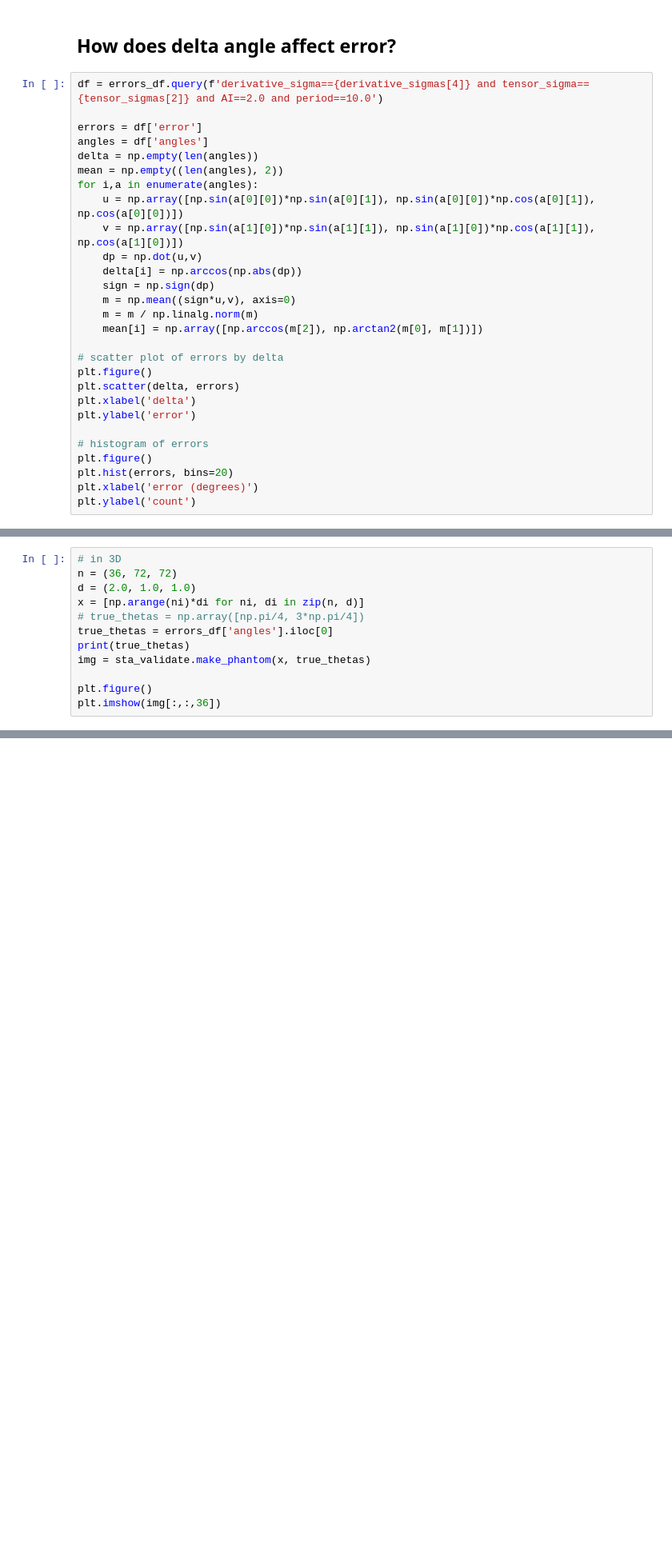
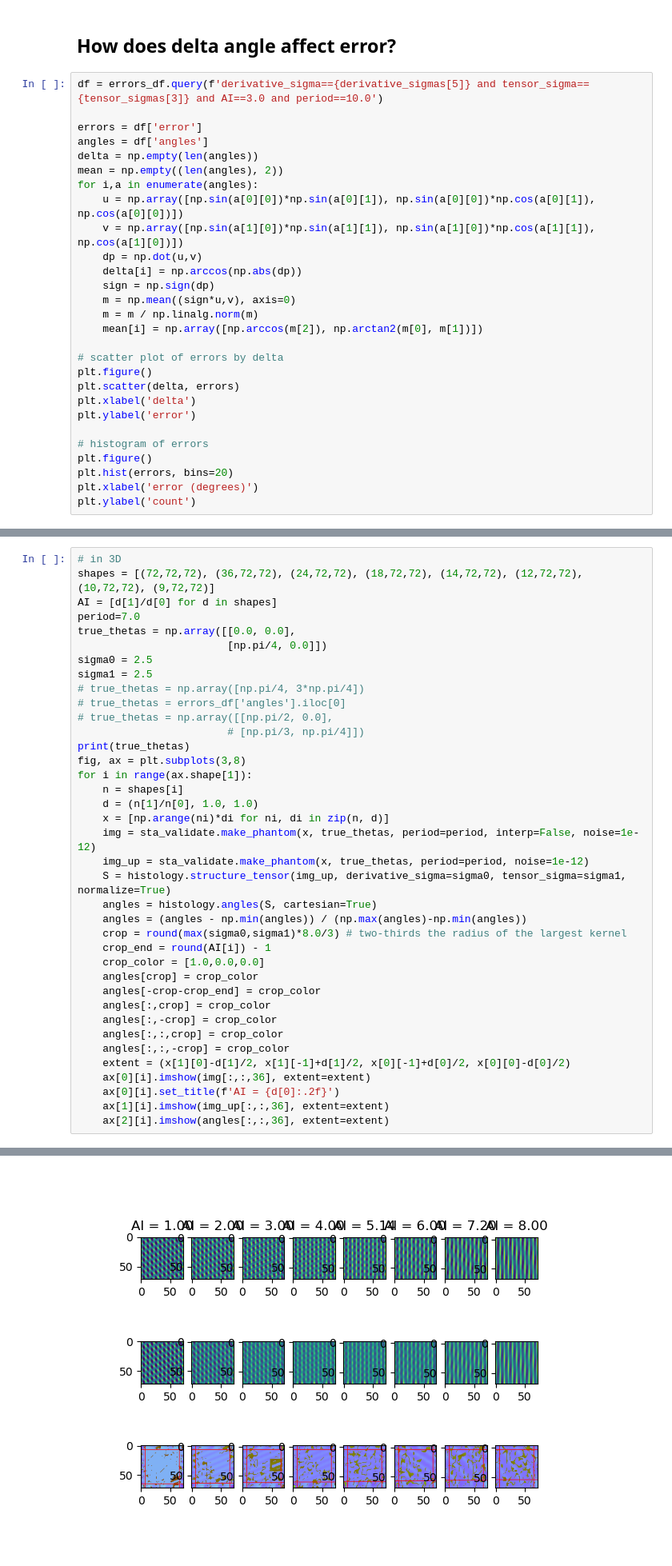
Before and after one commit to BrysonGray/fibermetric, a Jupyter notebook: notebooks/make_sta_figures.ipynb, the cells around one changed output, grey strips where cells are left out. Shown: that part at 80% size. Cells and saved outputs as stored; diff of their text form; blank space fills up the shorter version.

```diff
--- a/notebooks/make_sta_figures.ipynb
+++ b/notebooks/make_sta_figures.ipynb
@@ -465,7 +389,7 @@ Text(0.5, 0, 'anisotropy ratio')
 # %% [markdown]
 ## How does delta angle affect error?
 # %%
-df = errors_df.query(f'derivative_sigma=={derivative_sigmas[4]} and tensor_sigma=={tensor_sigmas[2]} and AI==2.0 and period==10.0')
+df = errors_df.query(f'derivative_sigma=={derivative_sigmas[5]} and tensor_sigma=={tensor_sigmas[3]} and AI==3.0 and period==10.0')
 
 errors = df['error']
 angles = df['angles']
@@ -525,12 +472,0 @@ errors_df['angles'].iloc[0].shape
-# %%
-# in 3D
-n = (36, 72, 72)
-d = (2.0, 1.0, 1.0)
-x = [np.arange(ni)*di for ni, di in zip(n, d)]
-# true_thetas = np.array([np.pi/4, 3*np.pi/4])
-true_thetas = errors_df['angles'].iloc[0]
-print(true_thetas)
-img = sta_validate.make_phantom(x, true_thetas)
-
-plt.figure()
-plt.imshow(img[:,:,36])
@@ -541,0 +475,39 @@ plt.imshow(img[:,:,36])
+# %%
+# in 3D
+shapes = [(72,72,72), (36,72,72), (24,72,72), (18,72,72), (14,72,72), (12,72,72), (10,72,72), (9,72,72)]
+AI = [d[1]/d[0] for d in shapes]
+period=7.0
+true_thetas = np.array([[0.0, 0.0],
+                        [np.pi/4, 0.0]])
+sigma0 = 2.5
+sigma1 = 2.5
+# true_thetas = np.array([np.pi/4, 3*np.pi/4])
+# true_thetas = errors_df['angles'].iloc[0]
+# true_thetas = np.array([[np.pi/2, 0.0],
+                        # [np.pi/3, np.pi/4]])
+print(true_thetas)
+fig, ax = plt.subplots(3,8)
+for i in range(ax.shape[1]):
+    n = shapes[i]
+    d = (n[1]/n[0], 1.0, 1.0)
+    x = [np.arange(ni)*di for ni, di in zip(n, d)]
+    img = sta_validate.make_phantom(x, true_thetas, period=period, interp=False, noise=1e-12)
+    img_up = sta_validate.make_phantom(x, true_thetas, period=period, noise=1e-12)
+    S = histology.structure_tensor(img_up, derivative_sigma=sigma0, tensor_sigma=sigma1, normalize=True)
+    angles = histology.angles(S, cartesian=True)
+    angles = (angles - np.min(angles)) / (np.max(angles)-np.min(angles))
+    crop = round(max(sigma0,sigma1)*8.0/3) # two-thirds the radius of the largest kernel
+    crop_end = round(AI[i]) - 1
+    crop_color = [1.0,0.0,0.0]
+    angles[crop] = crop_color
+    angles[-crop-crop_end] = crop_color
+    angles[:,crop] = crop_color
+    angles[:,-crop] = crop_color
+    angles[:,:,crop] = crop_color
+    angles[:,:,-crop] = crop_color
+    extent = (x[1][0]-d[1]/2, x[1][-1]+d[1]/2, x[0][-1]+d[0]/2, x[0][0]-d[0]/2)
+    ax[0][i].imshow(img[:,:,36], extent=extent)
+    ax[0][i].set_title(f'AI = {d[0]:.2f}')
+    ax[1][i].imshow(img_up[:,:,36], extent=extent)
+    ax[2][i].imshow(angles[:,:,36], extent=extent)
+# %% [output]
@@ -542,2 +516,3 @@ plt.imshow(img[:,:,36])
+[figure, added]
 # %%
 blur_factor = np.sqrt(d[0]**2 - 1.0)
```
Also changed, not shown: parts of 26 cells of this notebook, 3 other files.
